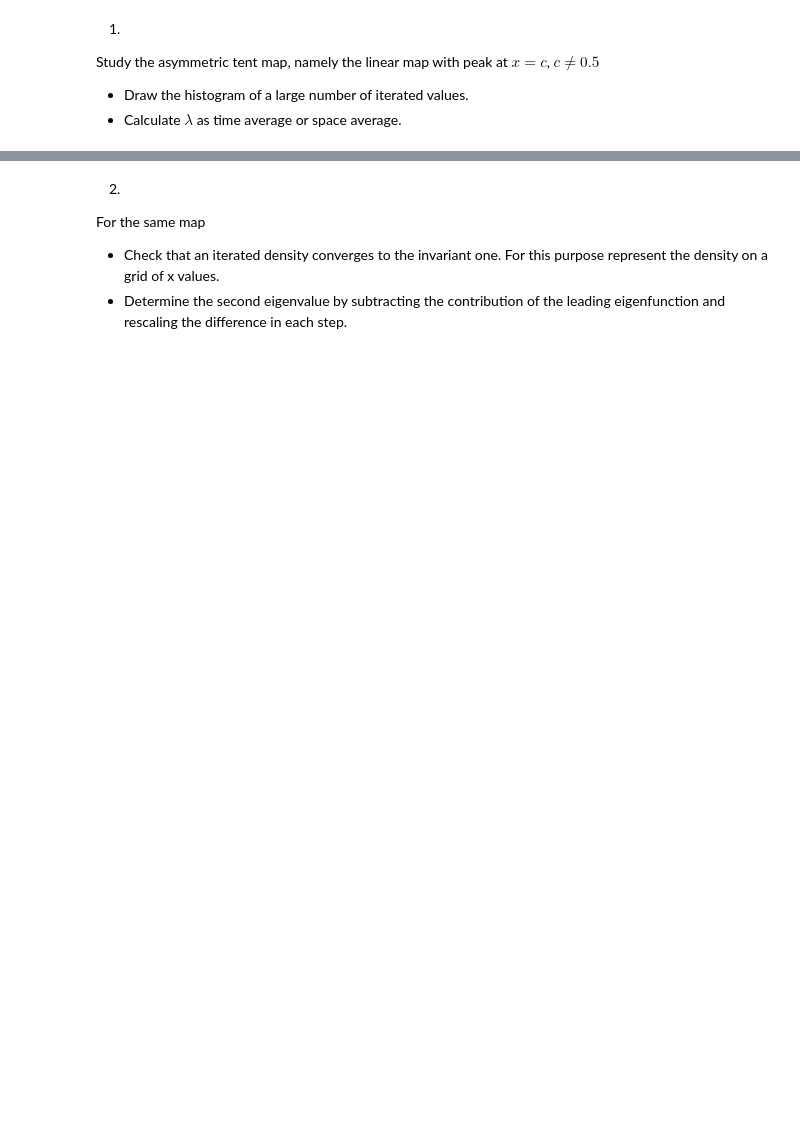
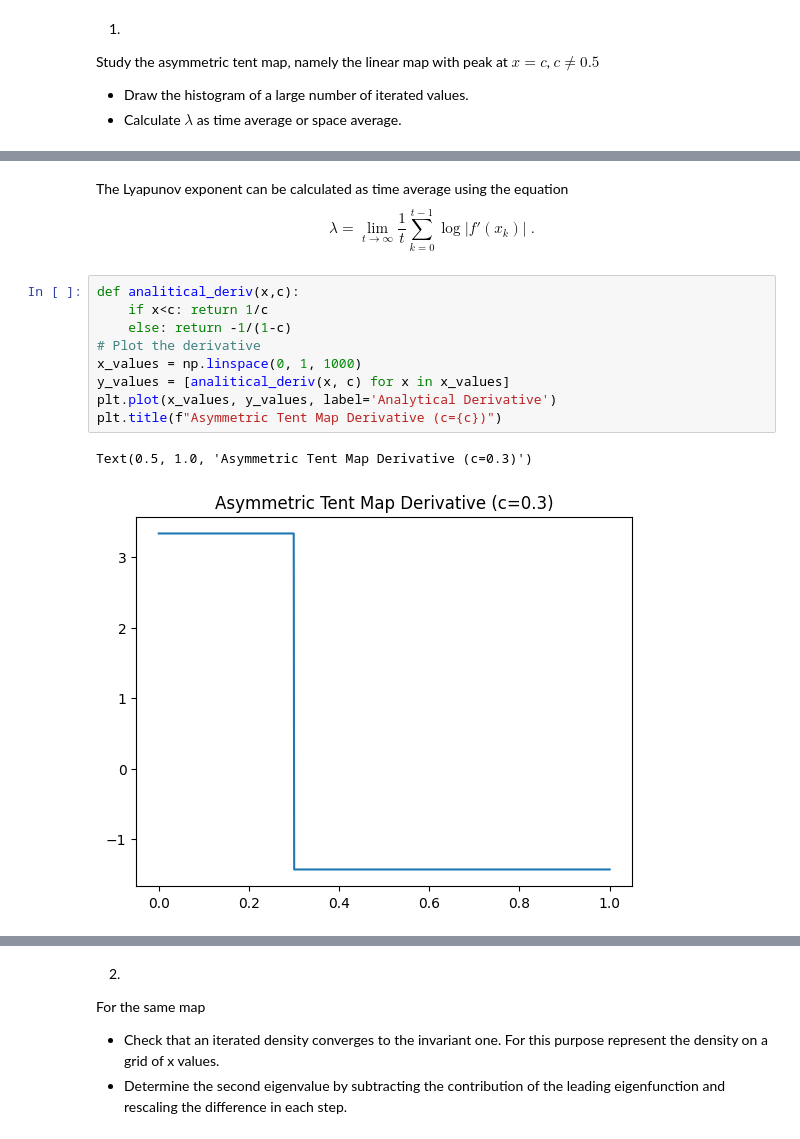
Before and after one commit to TarnaiMark/Advanced-Statistics---Msc---2025, a Jupyter notebook: Előadás 9 - Káoszelmélet/chaos-exc.ipynb, the cells around one changed output, grey strips where cells are left out. Saved outputs shown, nothing was run; the diff lists cells and outputs as text; blank space fills up the shorter version.

```diff
--- a/Előadás 9 - Káoszelmélet/chaos-exc.ipynb
+++ b/Előadás 9 - Káoszelmélet/chaos-exc.ipynb
@@ -39,0 +47,15 @@ Lyapunov exponent (time average): 0.6104
+# %% [markdown]
+The Lyapunov exponent can be calculated as time average using the equation
+$$\lambda=\lim_{t\rightarrow\infty}\frac{1}{t}\sum_{k=0}^{t-1}\log |f'(x_k)|\;.$$
+# %%
+def analitical_deriv(x,c):
+    if x<c: return 1/c
+    else: return -1/(1-c)
+# Plot the derivative
+x_values = np.linspace(0, 1, 1000)
+y_values = [analitical_deriv(x, c) for x in x_values]
+plt.plot(x_values, y_values, label='Analytical Derivative')
+plt.title(f"Asymmetric Tent Map Derivative (c={c})")
+# %% [output]
+Text(0.5, 1.0, 'Asymmetric Tent Map Derivative (c=0.3)')
+[figure, added]
```
Also changed, not shown: parts of 10 cells of this notebook, 4 other files.
